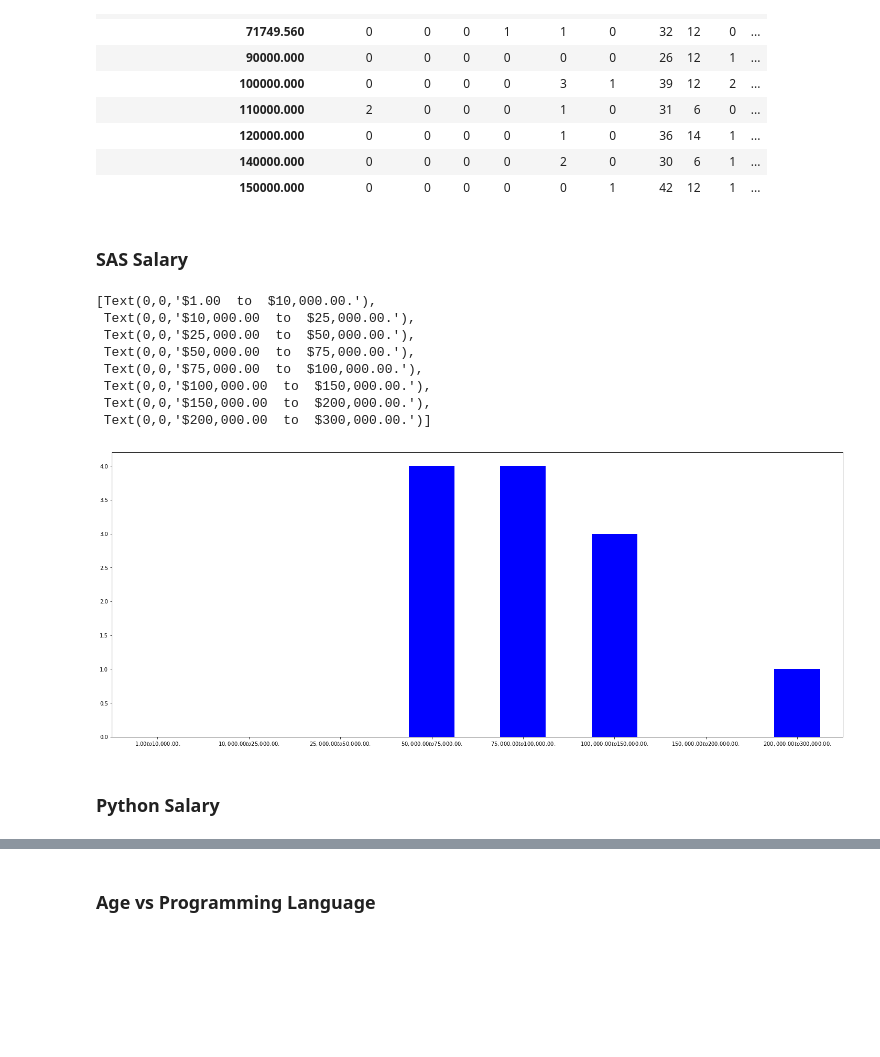
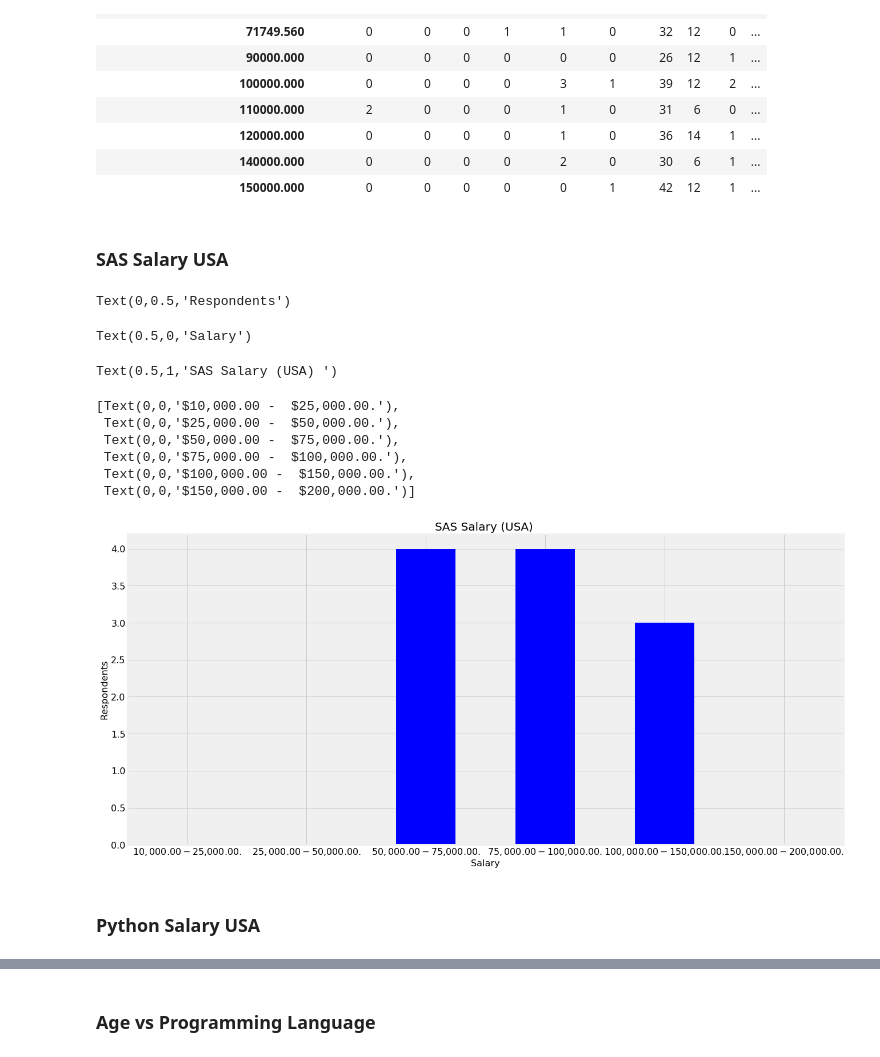
Before and after one commit to albertsaave/3250-term-project, a Jupyter notebook: alberto/TeamProject.ipynb, the cells around one changed output, grey strips where cells are left out. Drawn from its saved outputs; the diff is of its cells as text; code cells hidden in the pictures; blank space fills up the shorter version.

```diff
--- a/alberto/TeamProject.ipynb
+++ b/alberto/TeamProject.ipynb
@@ -8,6 +8,7 @@ import matplotlib as mpl
 import matplotlib.pyplot as plt
 %pylab inline
 %matplotlib inline
+matplotlib.style.use('fivethirtyeight')
 # %% [output]
 Populating the interactive namespace from numpy and matplotlib
 # %% [markdown]
@@ -430,27 +460,31 @@ salary_language.sort_values('SalaryUSD')
 | 140000.000 | 0 | 0 | 0 | 0 | 2 | 0 | 30 | 6 | 1 | ... |
 | 150000.000 | 0 | 0 | 0 | 0 | 0 | 1 | 42 | 12 | 1 | ... |
 # %% [markdown]
-### SAS Salary
+### SAS Salary USA
 # %%
 sas = real_salaries[(real_salaries['LanguageRecommendationSelect'] == 'SAS') & (real_salaries['CompensationCurrency'] == 'USD')]
-bins = [1, 10000, 25000, 50000, 75000 , 100000, 150000, 200000, 300000]
+bins = [ 10000, 25000, 50000, 75000 , 100000, 150000, 200000]
 sas_groups = pd.cut(sas['SalaryUSD'], bins, include_lowest=False).dropna()
 
-ax = sas_groups.value_counts(sort=False).plot.bar(rot=0, color="b", figsize=(25,10))
+ax = sas_groups.value_counts(sort=False).plot.bar(rot=0, color="b", figsize=(20,10), fontsize=16)
+ax.set_ylabel('Respondents', fontsize=16)
+ax.set_xlabel('Salary', fontsize=16)
 
-ax.set_xticklabels(['{left}  to  {right}.'.format(left= '${:,.2f}'.format(c.left), right='${:,.2f}'.format(c.right))  for c in sas_groups.cat.categories])
-plt.show()
+ax.set_title('SAS Salary (USA) ', fontsize=20)
+
+ax.set_xticklabels(['{left} -  {right}.'.format(left= '${:,.2f}'.format(c.left), right='${:,.2f}'.format(c.right))  for c in sas_groups.cat.categories])
 # %% [output]
-[Text(0,0,'$1.00  to  $10,000.00.'),
- Text(0,0,'$10,000.00  to  $25,000.00.'),
- Text(0,0,'$25,000.00  to  $50,000.00.'),
- Text(0,0,'$50,000.00  to  $75,000.00.'),
- Text(0,0,'$75,000.00  to  $100,000.00.'),
- Text(0,0,'$100,000.00  to  $150,000.00.'),
- Text(0,0,'$150,000.00  to  $200,000.00.'),
- Text(0,0,'$200,000.00  to  $300,000.00.')]
+Text(0,0.5,'Respondents')
+Text(0.5,0,'Salary')
+Text(0.5,1,'SAS Salary (USA) ')
+[Text(0,0,'$10,000.00 -  $25,000.00.'),
+ Text(0,0,'$25,000.00 -  $50,000.00.'),
+ Text(0,0,'$50,000.00 -  $75,000.00.'),
+ Text(0,0,'$75,000.00 -  $100,000.00.'),
+ Text(0,0,'$100,000.00 -  $150,000.00.'),
+ Text(0,0,'$150,000.00 -  $200,000.00.')]
-[figure, old version]
+[figure, new version]
 # %% [markdown]
-### Python Salary
+### Python Salary USA
 # %%
 python = real_salaries[(real_salaries['LanguageRecommendationSelect'] == 'Python') & (real_salaries['CompensationCurrency'] == 'USD')]
```
Also changed, not shown: parts of 35 cells of this notebook.
